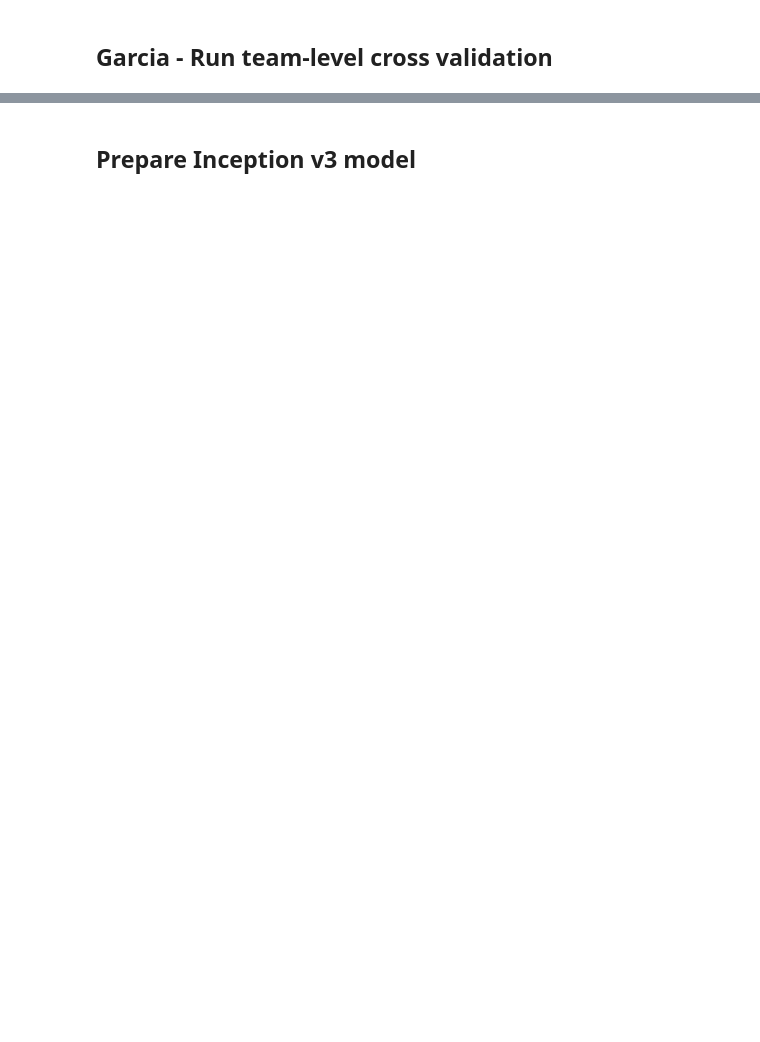
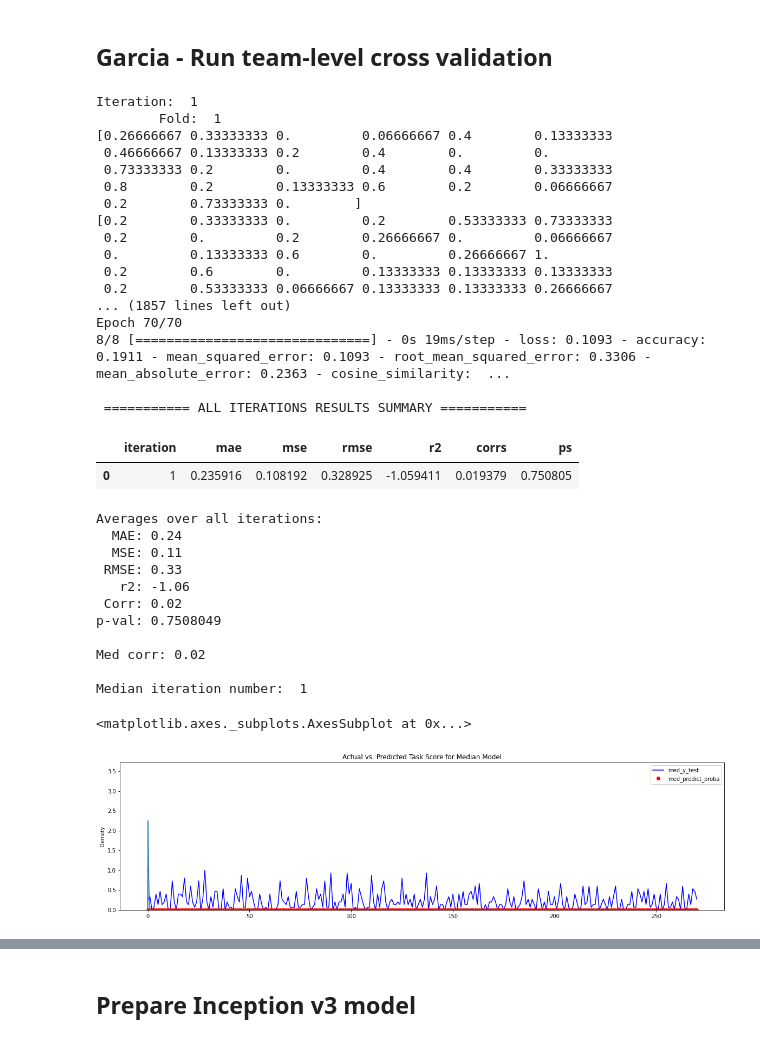
Before and after one commit to julialromero/Collaborative-Problem-Solving, a Jupyter notebook: learning_pipeline_regression.ipynb, the cells around one changed output, grey strips where cells are left out. Cells and saved outputs as stored; diff of their text form; code cells hidden in the pictures; blank space fills up the shorter version.

```diff
--- a/learning_pipeline_regression.ipynb
+++ b/learning_pipeline_regression.ipynb
@@ -40,11 +61,11 @@ PROJECT_DIR = "drive/MyDrive/CSCI 5922 - Final Project/"  #<--- Make a shortcut
 # Choose what size images to use
 PROJECT_DIR = "drive/MyDrive/CSCI 5922 - Final Project/"  #<--- Make a shortcut for the "CSCI 5922 - Final Project" shared folder on your Google Drive
 ## "small" = 98x98, "med" = 332x332, "large" = 719x719
-image_size = "med"
+image_size = "small"
 shuffled = False
 chance = False
-normalize = False
-num_iters = 10
+normalize = True
+num_iters = 1
 num_folds = 10
 threshold = 0.5
 num_epochs = 70
@@ -129,7 +152,7 @@ def min_max_scaling(series):
     # https://datagy.io/pandas-normalize-column/
     return (series - series.min()) / (series.max() - series.min())
 
-def get_fold_data(GROUPID_list, incv3=False, verbose=False, score_col):
+def get_fold_data(GROUPID_list, score_col, incv3=False, verbose=False):
   # read data to np arrays
   recurrence_plot_list = []
   if incv3:
@@ -281,7 +328,7 @@ def get_reg_garcia_model():
   x = layers.Dense(512, activation="relu")(x)
   x = layers.Dropout(0.50)(x)
   x = layers.Flatten()(x)
-  out = layers.Dense(1, activation="linear")(x)   # TODO: Is this the proper output for regression?
+  out = layers.Dense(1, activation="sigmoid")(x)   # TODO: Is this the proper output for regression? "linear" or "sigmoid"
 
   lr = 0.00001 # paper used 0.001
   eps = 1e-08  # paper used 1e-08, but keras default is 1e-07
@@ -306,14 +371,5 @@ model_reg.summary()
 # %% [markdown]
 ## Garcia - Run team-level cross validation
-# %%
-[plot_list, labels, binary_labels] = get_fold_data(fold_groups[test_fold], incv3=False, score_col="norm_task_score")
-y_test_norm = labels
-
-[plot_list, labels, binary_labels] = get_fold_data(fold_groups[test_fold], incv3=False, score_col="task_score")
-y_test = labels
-
-print(y_test)
-print(y_test_norm)
 # %%
 # Store metrics for all iterations
 maes = []    # MAE (mean absolute errors)
@@ -344,9 +400,9 @@ for i in range(num_iters):
         print("\tFold: ", j+1)
         # Get data for teams in test set
         if normalize:
-          [plot_list, labels, binary_labels] = get_fold_data(fold_groups[test_fold], incv3=False, score_col="norm_task_score")
+          [plot_list, labels, binary_labels] = get_fold_data(fold_groups[test_fold], score_col="norm_task_score", incv3=False)
         else:
-          [plot_list, labels, binary_labels] = get_fold_data(fold_groups[test_fold], incv3=False, score_col="task_score")
+          [plot_list, labels, binary_labels] = get_fold_data(fold_groups[test_fold], score_col="task_score", incv3=False)
 
         X_test = plot_list
         y_test = labels
@@ -354,16 +410,17 @@ for i in range(num_iters):
 
         # Get data for teams in train set
         if normalize:
-          [plot_list, labels, binary_labels] = get_fold_data(fold_groups[train_fold], incv3=False, score_col="norm_task_score")
-        if normalize:
-          [plot_list, labels, binary_labels] = get_fold_data(fold_groups[train_fold], incv3=False, score_col="task_score")
+          [plot_list, labels, binary_labels] = get_fold_data(fold_groups[train_fold], score_col="norm_task_score", incv3=False)
+        else:
+          [plot_list, labels, binary_labels] = get_fold_data(fold_groups[train_fold], score_col="task_score", incv3=False)
+
         X_train = plot_list
-        y_train = binary_labels
+        y_train = labels
 
         # Train model
         model_reg = get_reg_garcia_model()
         # model_reg.summary()
-        info_reg_cv = model_reg.fit(x=X_train, y=y_train, epochs=num_epochs, verbose=False)
+        info_reg_cv = model_reg.fit(x=X_train, y=y_train, epochs=num_epochs, verbose=True)
 
         # Test model: https://androidkt.com/get-class-labels-from-predict-method-in-keras/
         y_pp = model_reg.predict(X_test)
@@ -398,12 +455,12 @@ for i in range(num_iters):
     ps.append(p)
 
     # Save actual labels and predictions for iteration
-    dfTruevPred = pd.DataFrame({'actual': all_y_test, 'predict_proba': predict_proba} #, 'prediction': predictions})
-
+    dfTruevPred = pd.DataFrame({'actual': all_y_test, 'predict_proba': predict_proba}) #, 'prediction': predictions})
     if shuffled:
       ACTvPRED_SAVE_DIR = PROJECT_DIR + "results/shuffled/cross_val/Regression/Garcia_model/" + image_size + "/" + image_size + "_TaskScore_True_vs_Pred_SHUFF_" + str(i+1) + ".csv"
     else:
       ACTvPRED_SAVE_DIR = PROJECT_DIR + "results/cross_val/Regression/Garcia_model/" + image_size + "/" + image_size + "_TaskScore_True_vs_Pred_" + str(i+1) + ".csv"
+
     dfTruevPred.to_csv(ACTvPRED_SAVE_DIR, index=False)
 
 # ----- END OF ITERATIONS
@@ -415,30 +472,63 @@ dfMetrics = pd.DataFrame({'iteration': [i for i in range(1,num_iters+1)], \
 display(dfMetrics)
 
 if shuffled:
   METRICS_SAVE_DIR = PROJECT_DIR + "results/shuffled/cross_val/Regression/Garcia_model/" + image_size + "/" + image_size + "_TaskScore_Metrics_SHUFF.csv"
 else:
   METRICS_SAVE_DIR = PROJECT_DIR + "results/cross_val/Regression/Garcia_model/" + image_size + "/" + image_size + "_TaskScore_Metrics.csv"
 dfMetrics.to_csv(METRICS_SAVE_DIR, index=False)
 
 print("Averages over all iterations:")
 print("%6s %.2f" % ("MAE:", np.mean(dfMetrics['mae'])))
 print("%6s %.2f" % ("MSE:", np.mean(dfMetrics['mse'])))
 print("%6s %.2f" % ("RMSE:", np.mean(dfMetrics['rmse'])))
 print("%6s %.2f" % ("r2:", np.mean(dfMetrics['r2'])))
 print("%6s %.2f" % ("Corr:", np.mean(dfMetrics['corrs'])))
 print("%6s %.7f" % ("p-val:", np.mean(dfMetrics['ps'])))
 
 print("\n%6s %.2f" % ("Med corr:", np.median(dfMetrics['corrs'])))
 
 # Get median iterations
 med_auroc = np.median(corrs)
 med_corr_idx = np.argsort(corrs)[len(corrs)//2]
 print("\nMedian iteration number: ", med_corr_idx+1)
 
 # PLOT ACTUAL vs. PREDICTED
 dfPlot = pd.DataFrame({"med_y_test": all_y_test_task_score[med_corr_idx], "med_predict_proba": predict_proba_task_score[med_corr_idx]})
 dfPlot.plot(y=['med_y_test', 'med_predict_proba'], title='Actual vs. Predicted Task Score for Median Model', \
                   style=['b-', 'ro'], figsize=(20, 5))
 
 residuals = all_y_test_task_score[med_corr_idx] - predict_proba_task_score[med_corr_idx]
 sns.distplot(residuals)
+# %% [output]
+Iteration:  1
+        Fold:  1
+[0.26666667 0.33333333 0.         0.06666667 0.4        0.13333333
+ 0.46666667 0.13333333 0.2        0.4        0.         0.
+ 0.73333333 0.2        0.         0.4        0.4        0.33333333
+ 0.8        0.2        0.13333333 0.6        0.2        0.06666667
+ 0.2        0.73333333 0.        ]
+[0.2        0.33333333 0.         0.2        0.53333333 0.73333333
+ 0.2        0.         0.2        0.26666667 0.         0.06666667
+ 0.         0.13333333 0.6        0.         0.26666667 1.
+ 0.2        0.6        0.         0.13333333 0.13333333 0.13333333
+ 0.2        0.53333333 0.06666667 0.13333333 0.13333333 0.26666667
+... (1857 lines left out)
+Epoch 70/70
+8/8 [==============================] - 0s 19ms/step - loss: 0.1093 - accuracy: 0.1911 - mean_squared_error: 0.1093 - root_mean_squared_error: 0.3306 - mean_absolute_error: 0.2363 - cosine_similarity:  ...
+
+ =========== ALL ITERATIONS RESULTS SUMMARY ===========
+|  | iteration | mae | mse | rmse | r2 | corrs | ps |
+| 0 | 1 | 0.235916 | 0.108192 | 0.328925 | -1.059411 | 0.019379 | 0.750805 |
+Averages over all iterations:
+  MAE: 0.24
+  MSE: 0.11
+ RMSE: 0.33
+   r2: -1.06
+ Corr: 0.02
+p-val: 0.7508049
+
+Med corr: 0.02
+
+Median iteration number:  1
+<matplotlib.axes._subplots.AxesSubplot at 0x...>
+[figure, added]
```
Also changed, not shown: parts of 7 cells of this notebook.
